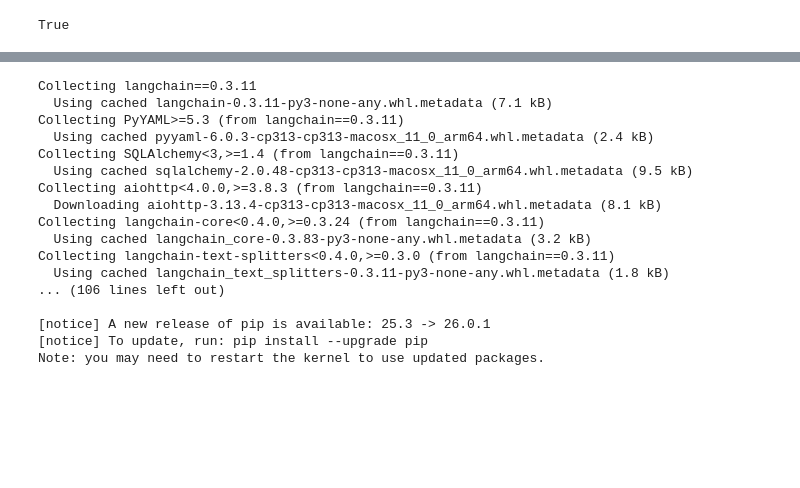
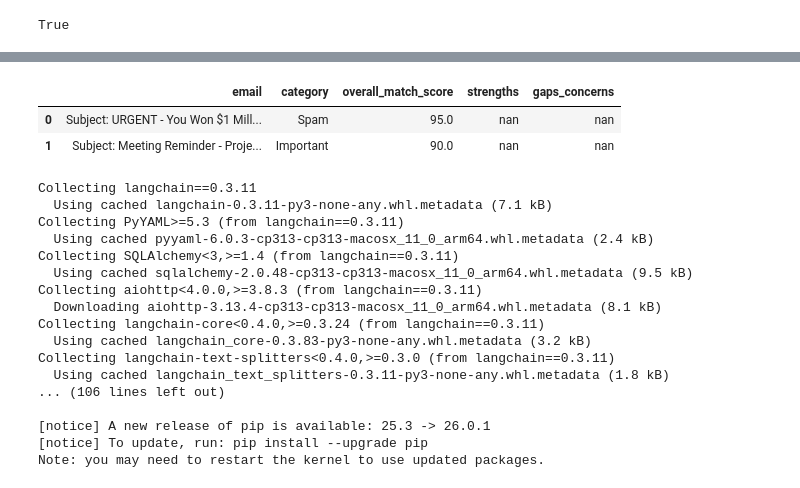
Before and after one commit to rahul8879/agent-ai-training, a Jupyter notebook: GenAI/basic_of_llm.ipynb, the cells around one changed output, grey strips where cells are left out. Drawn from its saved outputs; the diff is of its cells as text; code cells hidden in the pictures; blank space fills up the shorter version.

```diff
--- a/GenAI/basic_of_llm.ipynb
+++ b/GenAI/basic_of_llm.ipynb
@@ -27,0 +65,4 @@ response.output_text
+# %%
+import pandas as pd
+email_df = pd.DataFrame(emails, columns=["email"])
+email_df.head()
@@ -27,0 +142,30 @@ response.output_text
+# %%
+from pydantic import BaseModel
+
+class EmailClassification(BaseModel):
+    email: str
+    category: str
+    overall_match_score: int
+    strengths: list[str]
+    gaps_concerns: list[str]
+    final_recommendation: str
+    brief_reasoning: str
+# %%
+from langchain_core.prompts import PromptTemplate
+from langchain_core.output_parsers import JsonOutputParser
+parser = JsonOutputParser(pydantic_object=EmailClassification)
+
+
+prompt = PromptTemplate(
+     template= """You are an email classification system.
+    Classify the following email into one of these categories: Spam, Important, Newsletter, Personal.
+
+    Email: {email}
+    {format_instructions}
+
+    """,
+    input_variables=["email"],
+    partial_variables={"format_instructions": parser.get_format_instructions()}
+)
+
+chain = prompt | model | parser
@@ -28,3 +186,18 @@ response.output_text
+# %%
+for i in range(len(email_df)):
+    raw_output = chain.invoke({"email": emails[i]})
+    email_df.loc[i, "category"] = raw_output['category']
+    email_df.loc[i, "overall_match_score"] = raw_output['overall_match_score']
+    # email_df.loc[i, "strengths"] = raw_output['strengths']
+    # email_df.loc[i, "gaps_concerns"] = raw_output['gaps_concerns']
+    # email_df.loc[i, "final_recommendation"] = raw_output['final_recommendation']
+    # email_df.loc[i, "brief_reasoning"] = raw_output['brief_reasoning']
+# %%
+email_df.head(2)
+# %% [output]
+|  | email | category | overall_match_score | strengths | gaps_concerns |
+| 0 | Subject: URGENT - You Won $1 Mill... | Spam | 95.0 | nan | nan |
+| 1 | Subject: Meeting Reminder - Proje... | Important | 90.0 | nan | nan |
 # %%
 pip install langchain==0.3.11
 # %% [output]
```
Also changed, not shown: parts of 14 cells of this notebook.
